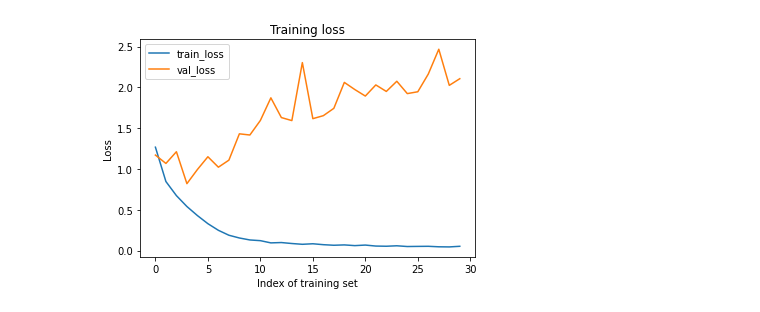
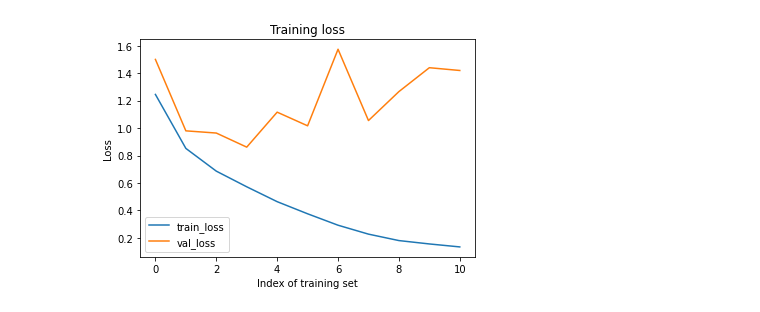
Before and after one commit to LiNdA-jz/cifar10_ann_to_snn, a Jupyter notebook: cifar10_ann_to_snn.ipynb, the cells around one changed output. Drawn from its saved outputs; the diff is of its cells as text; code cells hidden in the pictures.

```diff
--- a/cifar10_ann_to_snn.ipynb
+++ b/cifar10_ann_to_snn.ipynb
@@ -115,15 +136,15 @@ model.compile(optimizer='adam',
               metrics=['accuracy'])
 
 # early stopping callback if no improvement in loss
-es = EarlyStopping(monitor='loss',
-                    min_delta=0.05,
-                    mode='max', # don't minimize the accuracy!
+es = EarlyStopping(monitor='val_loss',
+                    min_delta=0.1,
+                    mode='min',
                     patience=10,
                     restore_best_weights=True)
 
-model_fit = model.fit(x_train, y_train, batch_size=64, epochs=30,
-                    validation_data=(x_test, y_test))
-                    # callbacks=[es])
+model_fit = model.fit(x_train, y_train, batch_size=64, epochs=50000,
+                    validation_data=(x_test, y_test),
+                    callbacks=[es])
 
 # plot graph for loss
 train_loss = model_fit.history['loss']
@@ -163,4 +184,4 @@ Epoch 30/30
-[figure, old version]
+[figure, new version]
 # %%
 !pip install brian2
 # %% [output]
```
Also changed, not shown: parts of 5 cells of this notebook.
